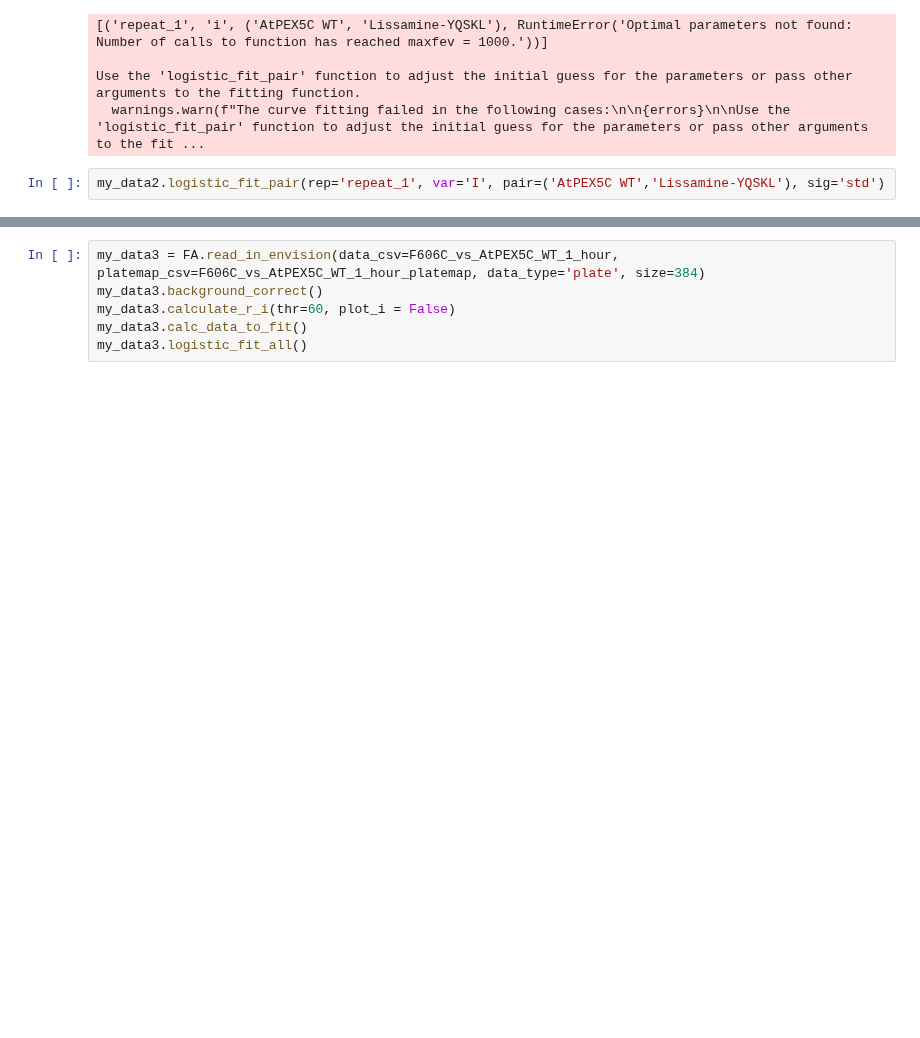
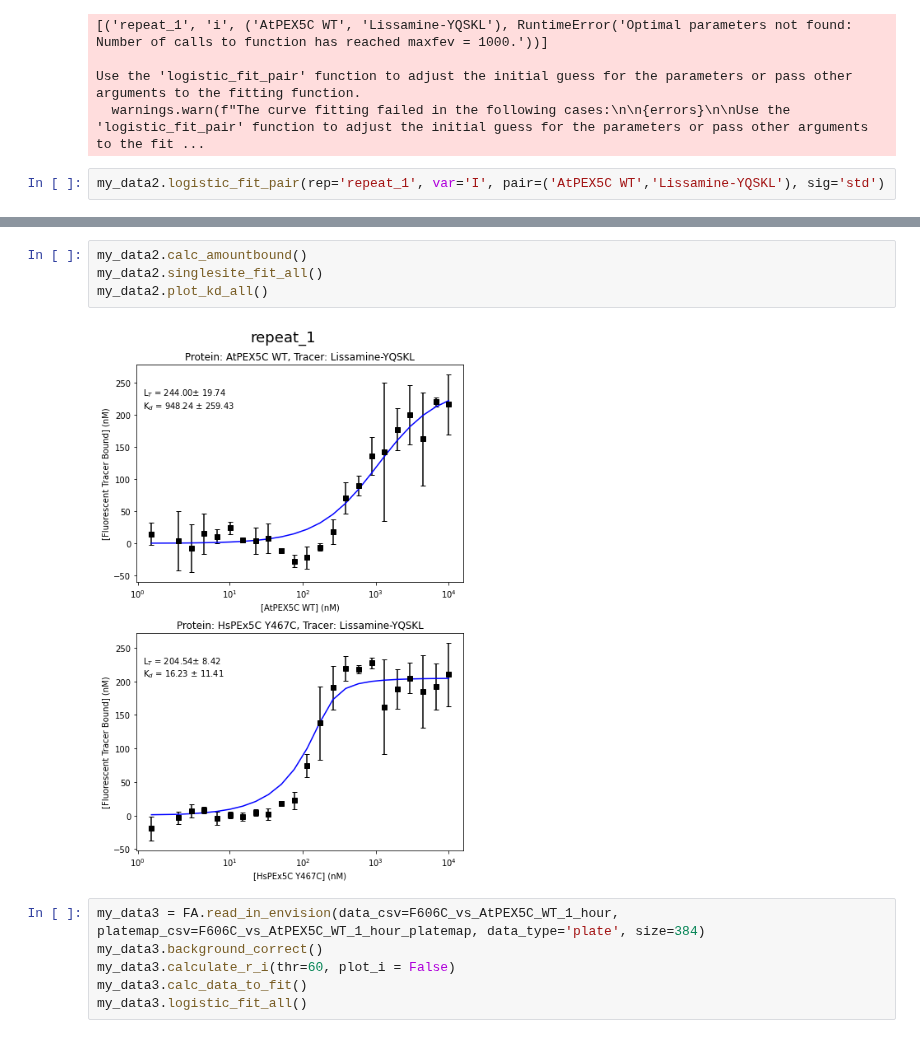
Before and after one commit to mariuszlas/Fluorescence-Anisotropy-Analysis-Development, a Jupyter notebook: fluorescenceanisotropy/fluores_anisotropy.ipynb, the cells around one changed output, grey strips where cells are left out. Saved outputs shown, nothing was run; the diff lists cells and outputs as text; blank space fills up the shorter version.

```diff
--- a/fluorescenceanisotropy/fluores_anisotropy.ipynb
+++ b/fluorescenceanisotropy/fluores_anisotropy.ipynb
@@ -1251,3 +1272,9 @@ HBox(children=(VBox(children=(HTML(value='AtPEX5C WT'), HTML(value='HsPEx5C Y467
+# %%
+my_data2.calc_amountbound()
+my_data2.singlesite_fit_all()
+my_data2.plot_kd_all()
+# %% [output]
+[figure, added]
 # %%
 my_data3 = FA.read_in_envision(data_csv=F606C_vs_AtPEX5C_WT_1_hour, platemap_csv=F606C_vs_AtPEX5C_WT_1_hour_platemap, data_type='plate', size=384)
 my_data3.background_correct()
```
Also changed, not shown: parts of 30 cells of this notebook.
